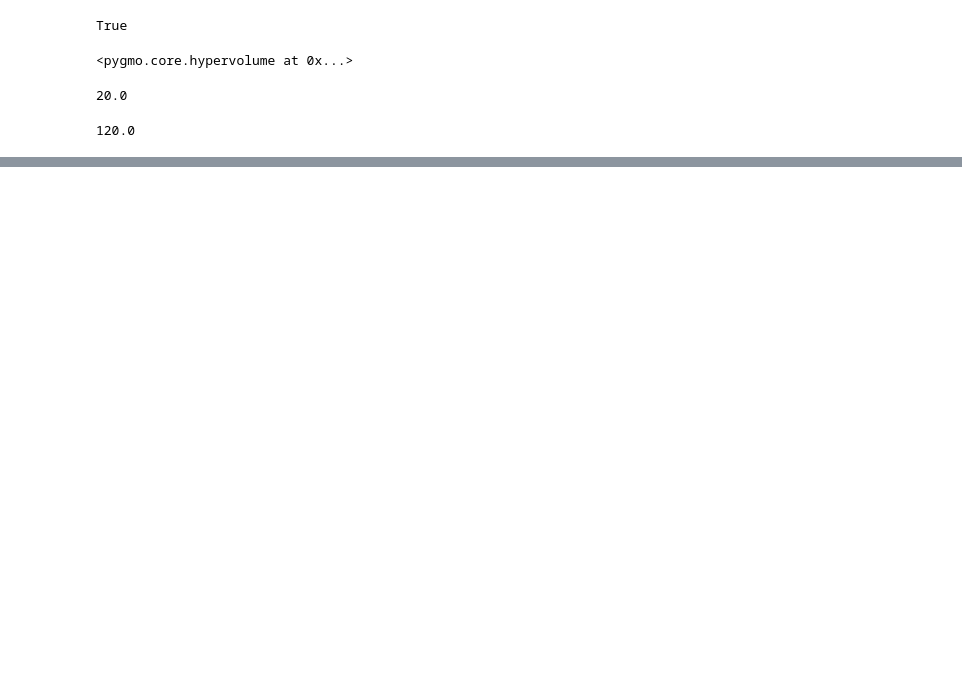
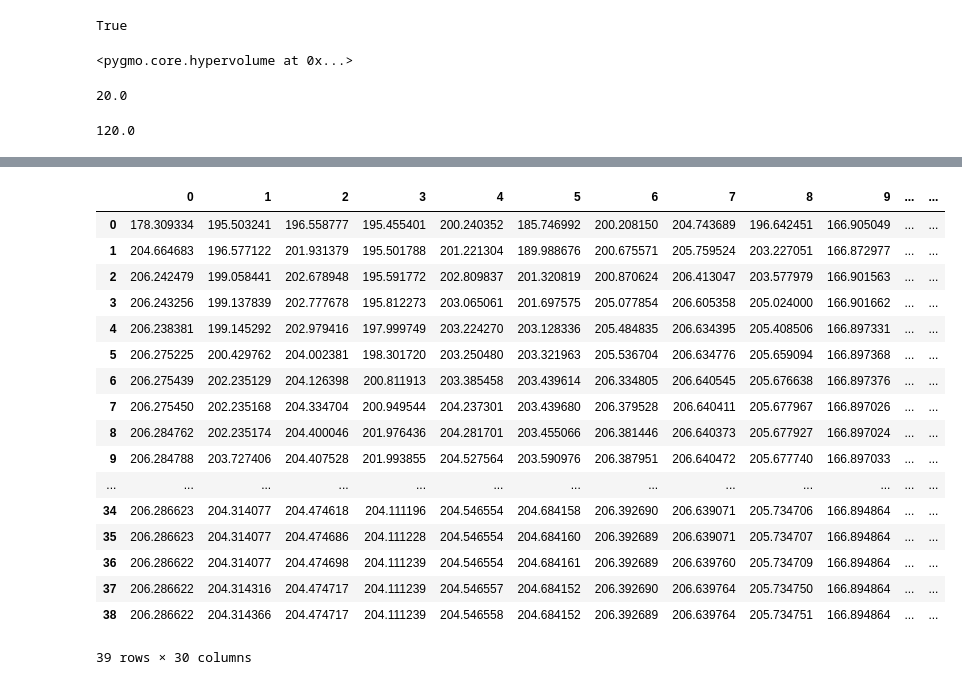
Before and after one commit to renansantosmendes/PhD_Python_2019, a Jupyter notebook: 05-hypervolume-calculation.ipynb, the cells around one changed output, grey strips where cells are left out. Drawn from its saved outputs; the diff is of its cells as text; code cells hidden in the pictures; blank space fills up the shorter version.

```diff
--- a/05-hypervolume-calculation.ipynb
+++ b/05-hypervolume-calculation.ipynb
@@ -89,0 +151,21 @@ df.mean(axis=1).plot()
+# %%
+df1
+# %% [output]
+|  | 0 | 1 | 2 | 3 | 4 | 5 | 6 | 7 | 8 | 9 | ... | ... |
+| 0 | 178.309334 | 195.503241 | 196.558777 | 195.455401 | 200.240352 | 185.746992 | 200.208150 | 204.743689 | 196.642451 | 166.905049 | ... | ... |
+| 1 | 204.664683 | 196.577122 | 201.931379 | 195.501788 | 201.221304 | 189.988676 | 200.675571 | 205.759524 | 203.227051 | 166.872977 | ... | ... |
+| 2 | 206.242479 | 199.058441 | 202.678948 | 195.591772 | 202.809837 | 201.320819 | 200.870624 | 206.413047 | 203.577979 | 166.901563 | ... | ... |
+| 3 | 206.243256 | 199.137839 | 202.777678 | 195.812273 | 203.065061 | 201.697575 | 205.077854 | 206.605358 | 205.024000 | 166.901662 | ... | ... |
+| 4 | 206.238381 | 199.145292 | 202.979416 | 197.999749 | 203.224270 | 203.128336 | 205.484835 | 206.634395 | 205.408506 | 166.897331 | ... | ... |
+| 5 | 206.275225 | 200.429762 | 204.002381 | 198.301720 | 203.250480 | 203.321963 | 205.536704 | 206.634776 | 205.659094 | 166.897368 | ... | ... |
+| 6 | 206.275439 | 202.235129 | 204.126398 | 200.811913 | 203.385458 | 203.439614 | 206.334805 | 206.640545 | 205.676638 | 166.897376 | ... | ... |
+| 7 | 206.275450 | 202.235168 | 204.334704 | 200.949544 | 204.237301 | 203.439680 | 206.379528 | 206.640411 | 205.677967 | 166.897026 | ... | ... |
+| 8 | 206.284762 | 202.235174 | 204.400046 | 201.976436 | 204.281701 | 203.455066 | 206.381446 | 206.640373 | 205.677927 | 166.897024 | ... | ... |
+| 9 | 206.284788 | 203.727406 | 204.407528 | 201.993855 | 204.527564 | 203.590976 | 206.387951 | 206.640472 | 205.677740 | 166.897033 | ... | ... |
+| ... | ... | ... | ... | ... | ... | ... | ... | ... | ... | ... | ... | ... |
+| 34 | 206.286623 | 204.314077 | 204.474618 | 204.111196 | 204.546554 | 204.684158 | 206.392690 | 206.639071 | 205.734706 | 166.894864 | ... | ... |
+| 35 | 206.286623 | 204.314077 | 204.474686 | 204.111228 | 204.546554 | 204.684160 | 206.392689 | 206.639071 | 205.734707 | 166.894864 | ... | ... |
+| 36 | 206.286622 | 204.314077 | 204.474698 | 204.111239 | 204.546554 | 204.684161 | 206.392689 | 206.639760 | 205.734709 | 166.894864 | ... | ... |
+| 37 | 206.286622 | 204.314316 | 204.474717 | 204.111239 | 204.546557 | 204.684152 | 206.392690 | 206.639764 | 205.734750 | 166.894864 | ... | ... |
+| 38 | 206.286622 | 204.314366 | 204.474717 | 204.111239 | 204.546558 | 204.684152 | 206.392689 | 206.639764 | 205.734751 | 166.894864 | ... | ... |
+39 rows × 30 columns
```
Also changed, not shown: parts of 8 cells of this notebook.
